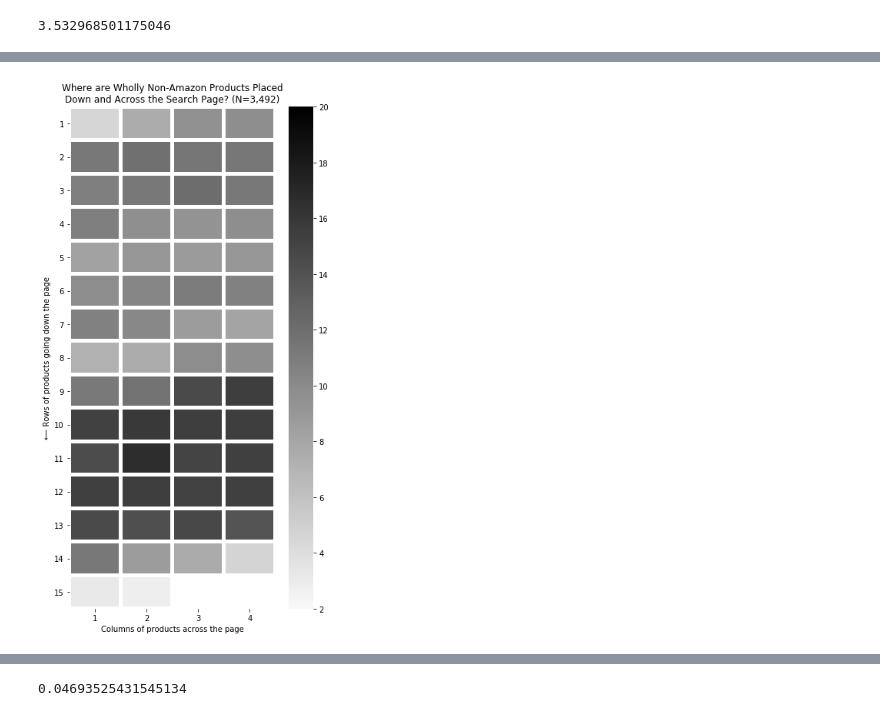
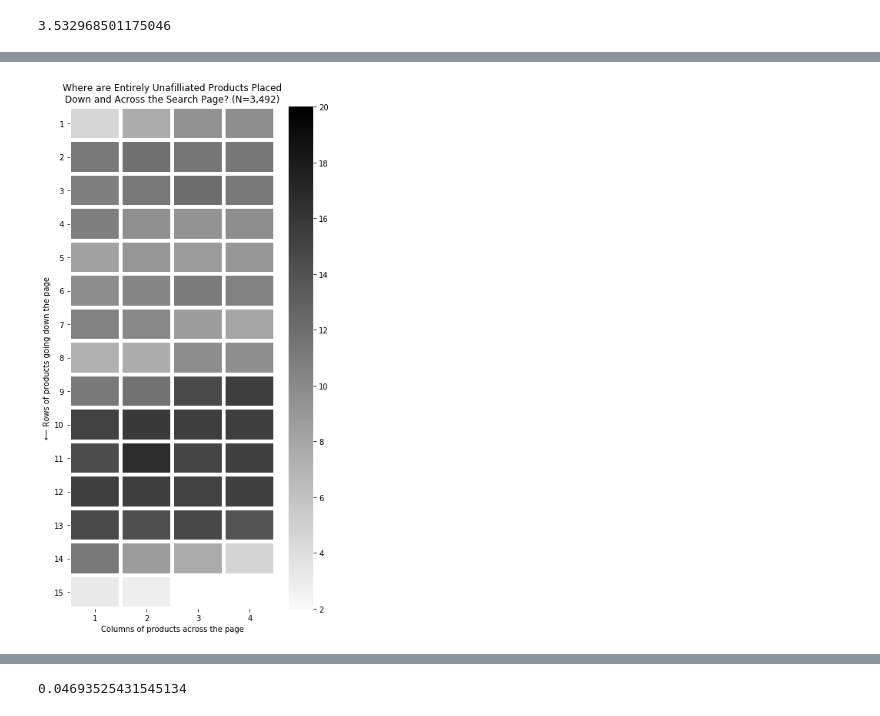
Before and after one commit to the-markup/investigation-amazon-brands, a Jupyter notebook: notebooks/1-data-analysis-search-results.ipynb, the cells around one changed output, grey strips where cells are left out. Saved outputs shown, nothing was run; the diff lists cells and outputs as text; code cells hidden in the pictures.

```diff
--- a/notebooks/1-data-analysis-search-results.ipynb
+++ b/notebooks/1-data-analysis-search-results.ipynb
@@ -297,6 +243,3 @@ fig = bar_plots(res[res.Category.isin(['Amazon', 'Non-Amazon', 'Wholly Non-Amazo
 fig.savefig(fig3)
 # %% [output]
 [figure]
-# %%
-fig = bar_plots(res[res.Category.isin(['Amazon sold', 'Non-Amazon sold', 'Sponsored'])], figsize=(12,5))
-fig.savefig(fig4)
@@ -557,13 +437,13 @@ fig.savefig(fig5b)
 # %%
 fig = heatmap(
     df_non_amazon_, control,
     cmap = LinearSegmentedColormap.from_list(None, ['#f9f9f9', 'black']),
-    title=f"Where are Wholly Non-Amazon Products Placed\nDown and Across the Search Page? (N={n_samples:,})",
+    title=f"Where are Entirely Unafilliated Products Placed\nDown and Across the Search Page? (N={n_samples:,})",
     vmax=20, vmin=2
 )
 fig.savefig(fig5b)
 # %% [output]
-[figure, old version]
+[figure, new version]
 # %%
 fig = heatmap(
     df_s, control,
```
Also changed, not shown: parts of 66 cells of this notebook, 4 other files.
